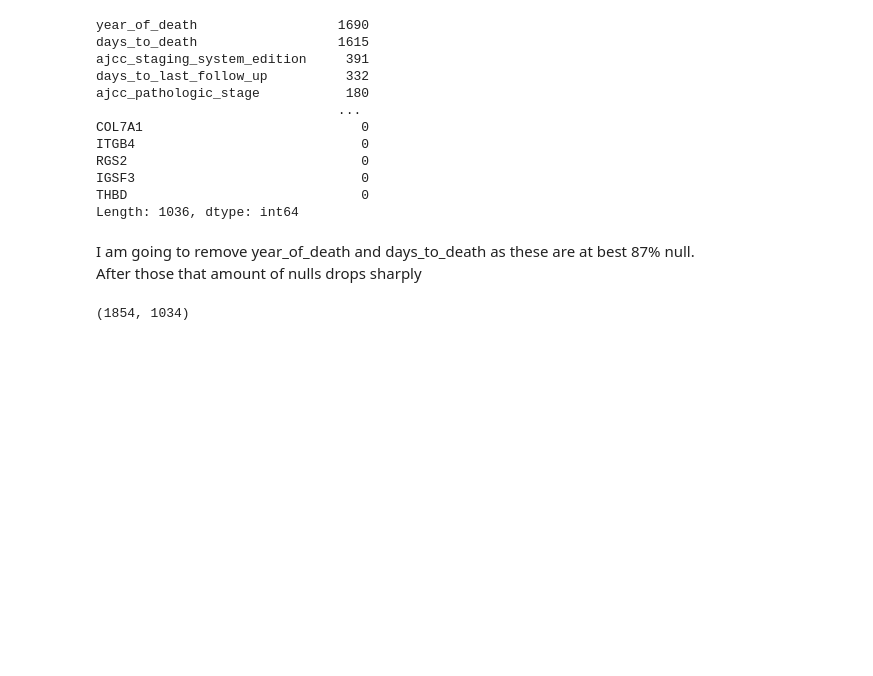
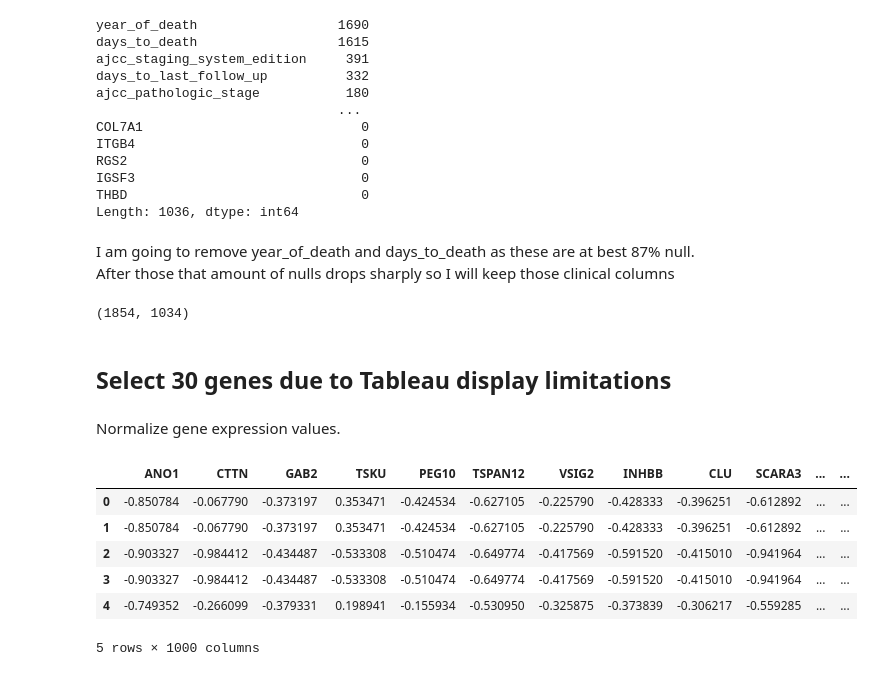
Before and after one commit to aaditya0106/cancer-dashboard, a Jupyter notebook: nciDataAnalysis.ipynb, the cells around one changed output. Cells and saved outputs as stored; diff of their text form; code cells hidden in the pictures; blank space fills up the shorter version.

```diff
--- a/nciDataAnalysis.ipynb
+++ b/nciDataAnalysis.ipynb
@@ -283,7 +295,7 @@ IGSF3                             0
 THBD                              0
 Length: 1036, dtype: int64
 # %% [markdown]
-I am going to remove year_of_death and days_to_death as these are at best 87% null. After those that amount of nulls drops sharply
+I am going to remove year_of_death and days_to_death as these are at best 87% null. After those that amount of nulls drops sharply so I will keep those clinical columns
 # %%
 # Drop the specified columns from the DataFrame
 filtered_geneClinical2 = filtered_geneClinical.drop(['year_of_death', 'days_to_death'], axis=1)
@@ -292,3 +304,19 @@ filtered_geneClinical2 = filtered_geneClinical.drop(['year_of_death', 'days_to_d
 print(filtered_geneClinical2.shape)
 # %% [output]
 (1854, 1034)
+# %% [markdown]
+## Select 30 genes due to Tableau display limitations
+# %% [markdown]
+Normalize gene expression values.
+# %%
+# select only the columns with gene expression data
+df = filtered_geneClinical2.iloc[:, 1:1001]
+df.head()
+# %% [output]
+|  | ANO1 | CTTN | GAB2 | TSKU | PEG10 | TSPAN12 | VSIG2 | INHBB | CLU | SCARA3 | ... | ... |
+| 0 | -0.850784 | -0.067790 | -0.373197 | 0.353471 | -0.424534 | -0.627105 | -0.225790 | -0.428333 | -0.396251 | -0.612892 | ... | ... |
+| 1 | -0.850784 | -0.067790 | -0.373197 | 0.353471 | -0.424534 | -0.627105 | -0.225790 | -0.428333 | -0.396251 | -0.612892 | ... | ... |
+| 2 | -0.903327 | -0.984412 | -0.434487 | -0.533308 | -0.510474 | -0.649774 | -0.417569 | -0.591520 | -0.415010 | -0.941964 | ... | ... |
+| 3 | -0.903327 | -0.984412 | -0.434487 | -0.533308 | -0.510474 | -0.649774 | -0.417569 | -0.591520 | -0.415010 | -0.941964 | ... | ... |
+| 4 | -0.749352 | -0.266099 | -0.379331 | 0.198941 | -0.155934 | -0.530950 | -0.325875 | -0.373839 | -0.306217 | -0.559285 | ... | ... |
+5 rows × 1000 columns
```
Also changed, not shown: parts of 24 cells of this notebook, 2 other files.
